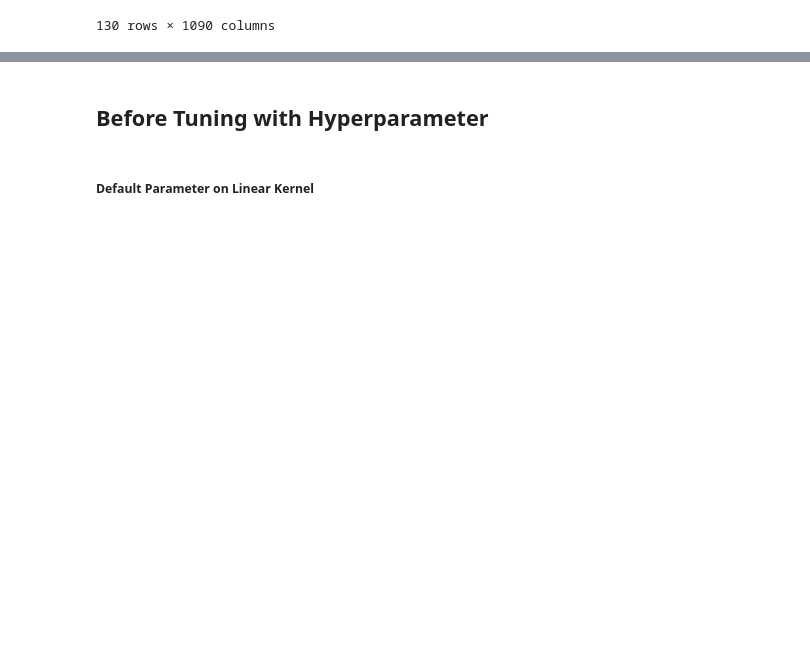
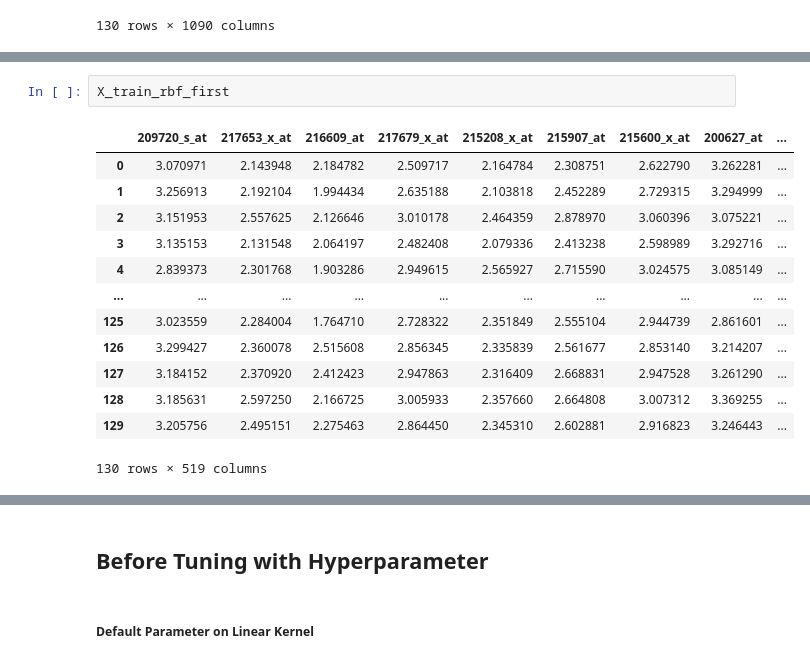
Before and after one commit to AufaAnasin/Implement-PSO-SVM-GeneExpression-LungCancer, a Jupyter notebook: 5_hyperparameter-tuning.ipynb, the cells around one changed output, grey strips where cells are left out. Saved outputs shown, nothing was run; the diff lists cells and outputs as text; blank space fills up the shorter version.

```diff
--- a/5_hyperparameter-tuning.ipynb
+++ b/5_hyperparameter-tuning.ipynb
@@ -93,0 +70,16 @@ X_train_poly
+# %%
+X_train_rbf_first
+# %% [output]
+|  | 209720_s_at | 217653_x_at | 216609_at | 217679_x_at | 215208_x_at | 215907_at | 215600_x_at | 200627_at | ... |
+| 0 | 3.070971 | 2.143948 | 2.184782 | 2.509717 | 2.164784 | 2.308751 | 2.622790 | 3.262281 | ... |
+| 1 | 3.256913 | 2.192104 | 1.994434 | 2.635188 | 2.103818 | 2.452289 | 2.729315 | 3.294999 | ... |
+| 2 | 3.151953 | 2.557625 | 2.126646 | 3.010178 | 2.464359 | 2.878970 | 3.060396 | 3.075221 | ... |
+| 3 | 3.135153 | 2.131548 | 2.064197 | 2.482408 | 2.079336 | 2.413238 | 2.598989 | 3.292716 | ... |
+| 4 | 2.839373 | 2.301768 | 1.903286 | 2.949615 | 2.565927 | 2.715590 | 3.024575 | 3.085149 | ... |
+| ... | ... | ... | ... | ... | ... | ... | ... | ... | ... |
+| 125 | 3.023559 | 2.284004 | 1.764710 | 2.728322 | 2.351849 | 2.555104 | 2.944739 | 2.861601 | ... |
+| 126 | 3.299427 | 2.360078 | 2.515608 | 2.856345 | 2.335839 | 2.561677 | 2.853140 | 3.214207 | ... |
+| 127 | 3.184152 | 2.370920 | 2.412423 | 2.947863 | 2.316409 | 2.668831 | 2.947528 | 3.261290 | ... |
+| 128 | 3.185631 | 2.597250 | 2.166725 | 3.005933 | 2.357660 | 2.664808 | 3.007312 | 3.369255 | ... |
+| 129 | 3.205756 | 2.495151 | 2.275463 | 2.864450 | 2.345310 | 2.602881 | 2.916823 | 3.246443 | ... |
+130 rows × 519 columns
```
Also changed, not shown: parts of 33 cells of this notebook, 31 other files.
